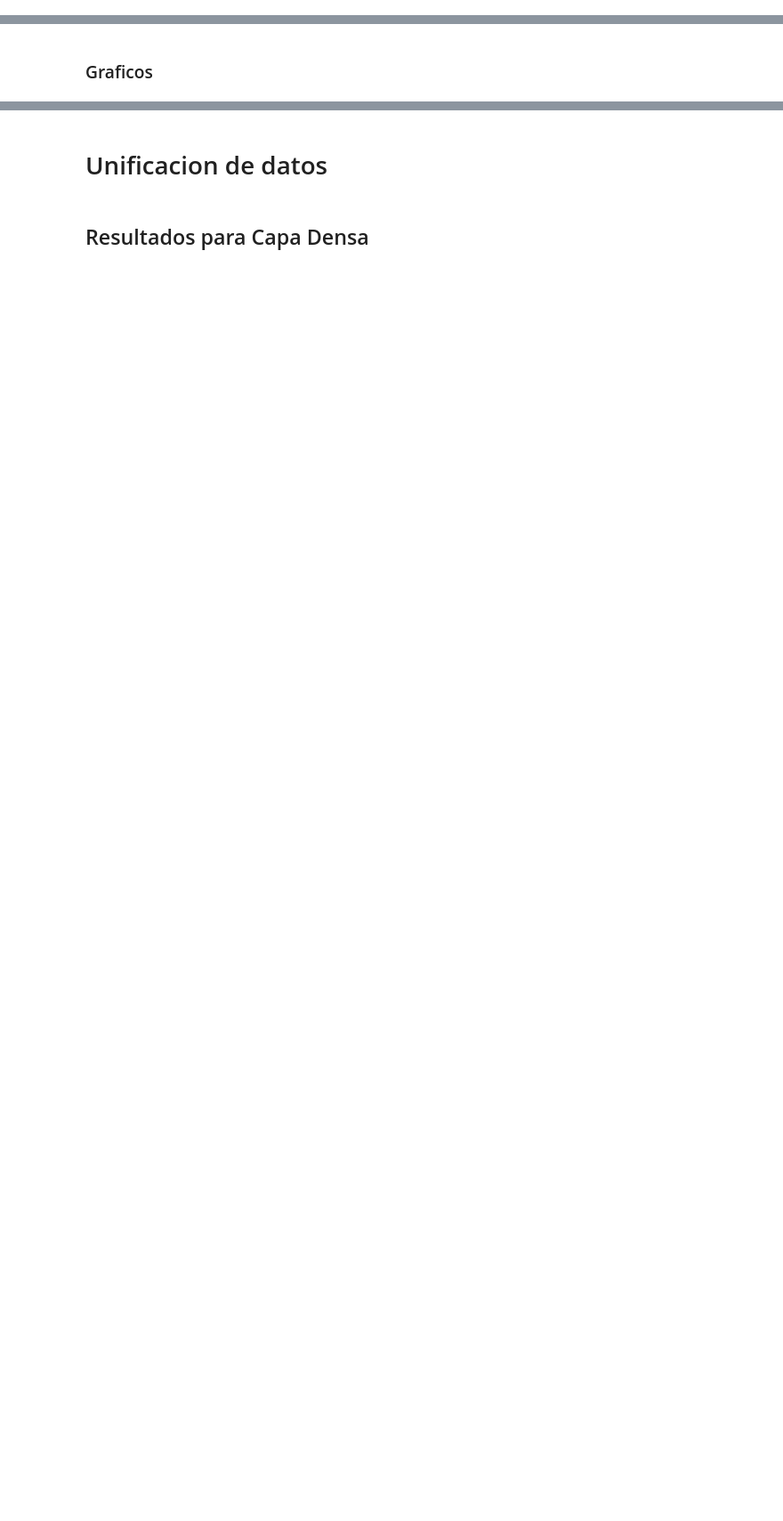
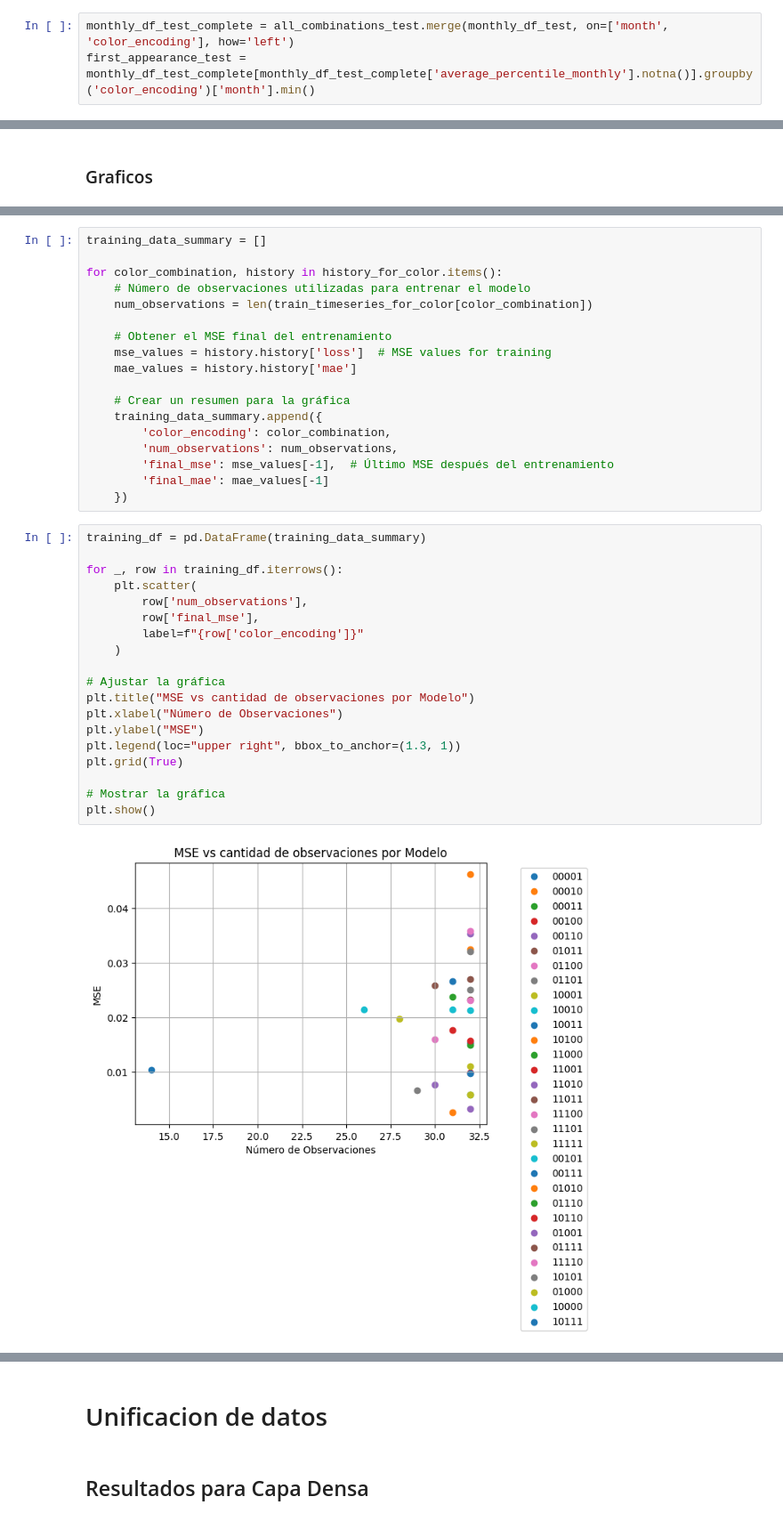
Before and after one commit to adrianfulla/MTG-Pioneer_LSTM, a Jupyter notebook: mtg-pioneer-lstm copy.ipynb, the cells around one changed output, grey strips where cells are left out. Shown at 89% size. Drawn from its saved outputs; the diff is of its cells as text; blank space fills up the shorter version.

```diff
--- a/mtg-pioneer-lstm copy.ipynb
+++ b/mtg-pioneer-lstm copy.ipynb
@@ -207,3 +251,6 @@ first_appearance = monthly_df_complete[monthly_df_complete['average_percentile_m
+# %%
+monthly_df_test_complete = all_combinations_test.merge(monthly_df_test, on=['month', 'color_encoding'], how='left')
+first_appearance_test = monthly_df_test_complete[monthly_df_test_complete['average_percentile_monthly'].notna()].groupby('color_encoding')['month'].min()
 # %%
 def interpolate_from_first_appearance(df, column):
     for color_encoding, start_month in first_appearance.items():
@@ -560,0 +730,39 @@ for color_combination, history in history_for_color.items():
+# %%
+training_data_summary = []
+
+for color_combination, history in history_for_color.items():
+    # Número de observaciones utilizadas para entrenar el modelo
+    num_observations = len(train_timeseries_for_color[color_combination])
+
+    # Obtener el MSE final del entrenamiento
+    mse_values = history.history['loss']  # MSE values for training
+    mae_values = history.history['mae']
+
+    # Crear un resumen para la gráfica
+    training_data_summary.append({
+        'color_encoding': color_combination,
+        'num_observations': num_observations,
+        'final_mse': mse_values[-1],  # Último MSE después del entrenamiento
+        'final_mae': mae_values[-1]
+    })
+# %%
+training_df = pd.DataFrame(training_data_summary)
+
+for _, row in training_df.iterrows():
+    plt.scatter(
+        row['num_observations'],
+        row['final_mse'],
+        label=f"{row['color_encoding']}"
+    )
+
+# Ajustar la gráfica
+plt.title("MSE vs cantidad de observaciones por Modelo")
+plt.xlabel("Número de Observaciones")
+plt.ylabel("MSE")
+plt.legend(loc="upper right", bbox_to_anchor=(1.3, 1))
+plt.grid(True)
+
+# Mostrar la gráfica
+plt.show()
+# %% [output]
+[figure, added]
```
Also changed, not shown: parts of 56 cells of this notebook, 2 other files.
